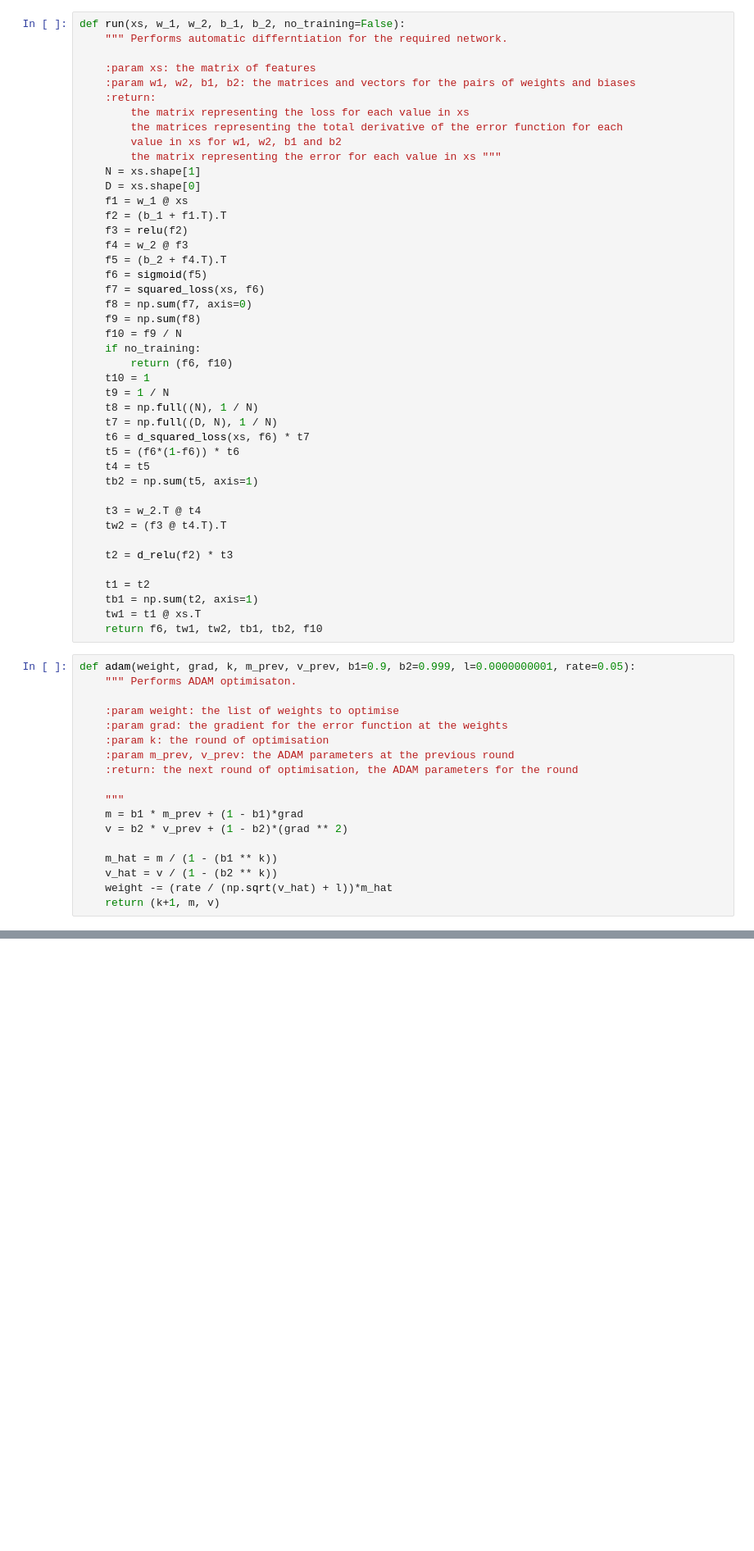
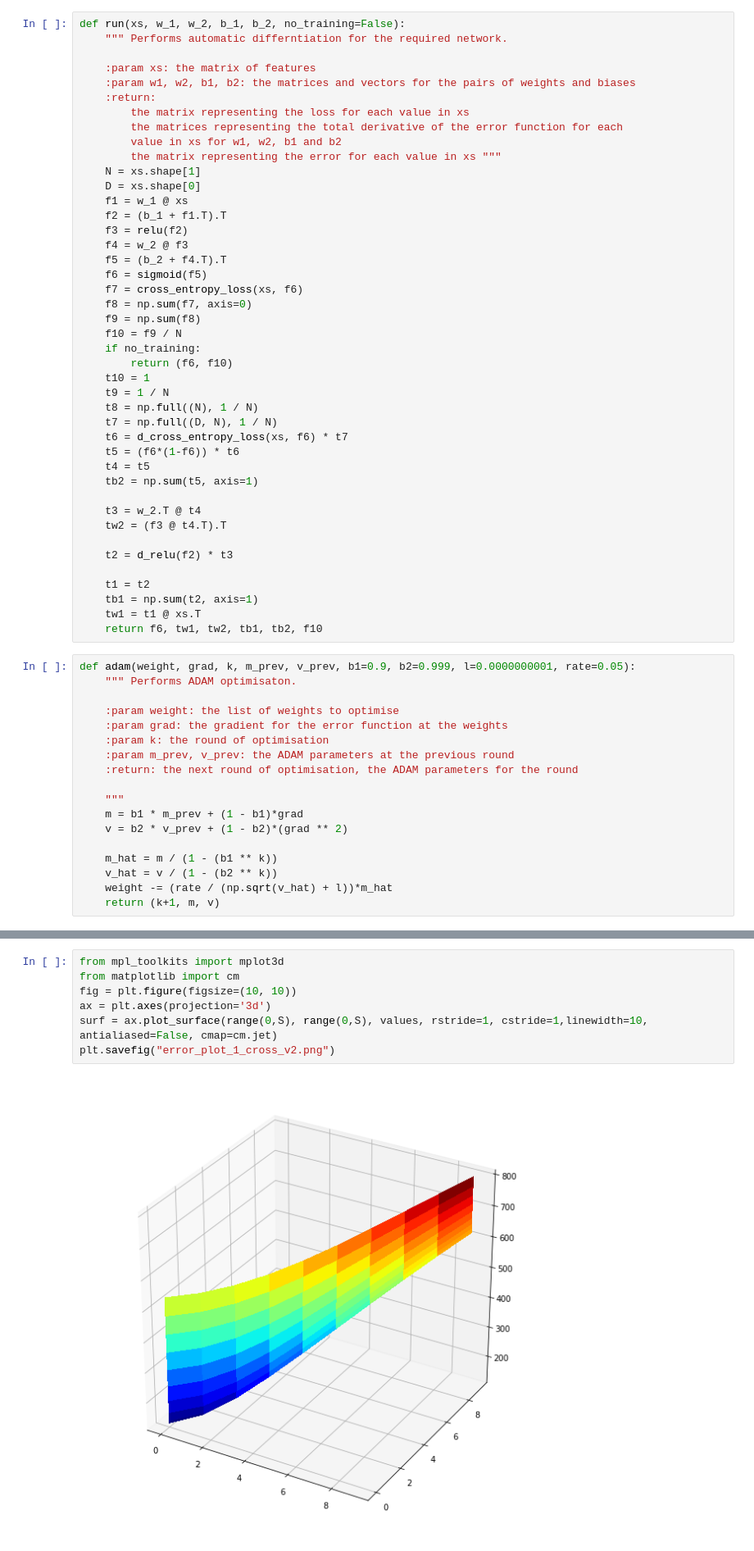
Before and after one commit to Maaarcocr/CW1DL, a Jupyter notebook: mnist/Notebook.ipynb, the cells around one changed output, grey strips where cells are left out. Shown: that part at 82% size. Saved outputs shown, nothing was run; the diff lists cells and outputs as text; blank space fills up the shorter version.

```diff
--- a/mnist/Notebook.ipynb
+++ b/mnist/Notebook.ipynb
@@ -60,7 +60,7 @@ def run(xs, w_1, w_2, b_1, b_2, no_training=False):
     f4 = w_2 @ f3
     f5 = (b_2 + f4.T).T
     f6 = sigmoid(f5)
-    f7 = squared_loss(xs, f6)
+    f7 = cross_entropy_loss(xs, f6)
     f8 = np.sum(f7, axis=0)
     f9 = np.sum(f8)
     f10 = f9 / N
@@ -70,7 +70,7 @@ def run(xs, w_1, w_2, b_1, b_2, no_training=False):
     t9 = 1 / N
     t8 = np.full((N), 1 / N)
     t7 = np.full((D, N), 1 / N)
-    t6 = d_squared_loss(xs, f6) * t7
+    t6 = d_cross_entropy_loss(xs, f6) * t7
     t5 = (f6*(1-f6)) * t6
     t4 = t5
     tb2 = np.sum(t5, axis=1)
@@ -153,0 +165,9 @@ plt.show()
+# %%
+from mpl_toolkits import mplot3d
+from matplotlib import cm
+fig = plt.figure(figsize=(10, 10))
+ax = plt.axes(projection='3d')
+surf = ax.plot_surface(range(0,S), range(0,S), values, rstride=1, cstride=1,linewidth=10, antialiased=False, cmap=cm.jet)
+plt.savefig("error_plot_1_cross_v2.png")
+# %% [output]
+[figure, added]
```
Also changed, not shown: parts of 3 cells of this notebook, 58 other files.
